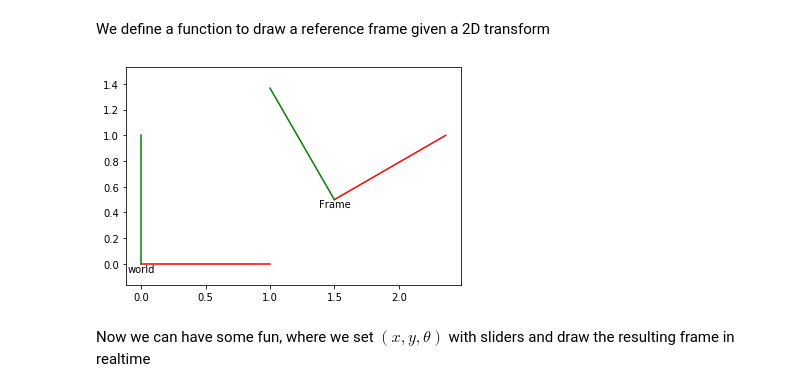
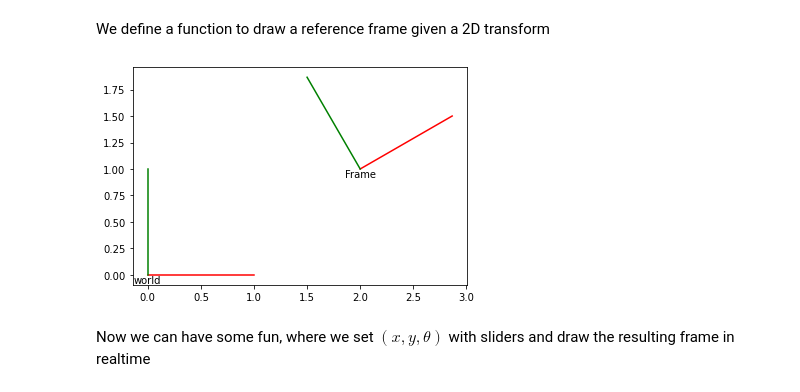
Before and after one commit to alessandro-giusti/teaching-notebooks, a Jupyter notebook: robotics/01 transforms2d.ipynb, the cells around one changed output. Drawn from its saved outputs; the diff is of its cells as text; code cells hidden in the pictures.

```diff
--- a/robotics/01 transforms2d.ipynb
+++ b/robotics/01 transforms2d.ipynb
@@ -35,15 +36,17 @@ $$
 Let's write functions to build them.
 # %%
 def mktr(x, y):
-    return np.array([[1, 0, x],
-                     [0, 1, y],
-                     [0, 0, 1]])
+    return np.array([[1, 0, x], [0, 1, y], [0, 0, 1]])
 
 
 def mkrot(theta):
-    return np.array([[np.cos(theta), -np.sin(theta), 0],
-                     [np.sin(theta), np.cos(theta), 0],
-                     [0, 0, 1]])
+    return np.array(
+        [
+            [np.cos(theta), -np.sin(theta), 0],
+            [np.sin(theta), np.cos(theta), 0],
+            [0, 0, 1],
+        ]
+    )
 # %% [markdown]
 We can combine two transformations with the `@` operator, or equivalently `np.matmul(...)`.
 
@@ -130,22 +125,22 @@ We define a function to draw a reference frame given a 2D transform
 # %%
 def drawf(f, ax=None, name=None):
     """ Draw frame defined by f on axis ax (if provided) or on a new axis otherwise """
     xhat = f @ np.array([[0, 0, 1], [1, 0, 1]]).T
     yhat = f @ np.array([[0, 0, 1], [0, 1, 1]]).T
-    if(not ax):
+    if not ax:
         ax = plt.gca()
-    ax.plot(xhat[0, :], xhat[1, :], 'r-')  # transformed x unit vector
-    ax.plot(yhat[0, :], yhat[1, :], 'g-')  # transformed y unit vector
-    if(name):
+    ax.plot(xhat[0, :], xhat[1, :], "r-")  # transformed x unit vector
+    ax.plot(yhat[0, :], yhat[1, :], "g-")  # transformed y unit vector
+    if name:
         ax.text(xhat[0, 0], xhat[1, 0], name, va="top", ha="center")
 
 
 fig, ax = plt.subplots()
 plt.axis("equal")
 drawf(np.eye(3), ax, "world")
-drawf(mktr(1.5, 0.5) @ mkrot(np.pi/6), ax, "Frame")
+drawf(mktr(2, 1) @ mkrot(np.pi / 6), ax, "Frame")
 # %% [output]
-[figure, old version]
+[figure, new version]
 # %% [markdown]
 Now we can have some fun, where we set $(x,y,\theta)$ with sliders and draw the resulting frame in realtime
 # %%
```
Also changed, not shown: parts of 23 cells of this notebook.
